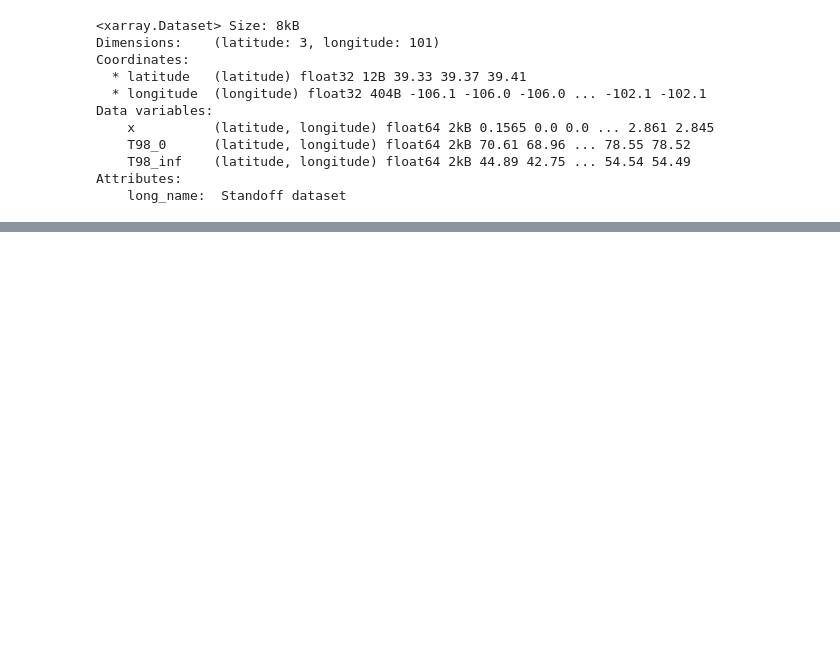
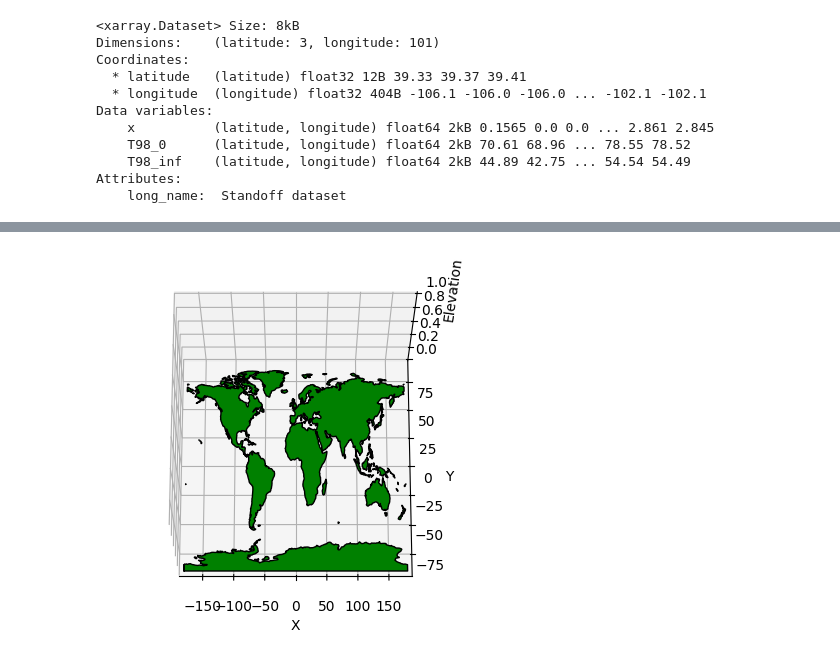
Before and after one commit to tobin-ford/world-map, a Jupyter notebook: front_range_map.ipynb, the cells around one changed output, grey strips where cells are left out. Saved outputs shown, nothing was run; the diff lists cells and outputs as text; code cells hidden in the pictures; blank space fills up the shorter version.

```diff
--- a/front_range_map.ipynb
+++ b/front_range_map.ipynb
@@ -152,0 +124,51 @@ ValueError: All arrays must be of the same length
+# %%
+import itertools
+
+from mpl_toolkits.mplot3d import Axes3D, art3d
+import matplotlib.pyplot as plt
+from matplotlib.collections import LineCollection, PolyCollection
+import numpy as np
+
+import cartopy.feature
+from cartopy.mpl.patch import geos_to_path
+import cartopy.crs as ccrs
+
+
+fig = plt.figure()
+ax = fig.add_subplot(111, projection='3d')
+ax.set_xlim([-180, 180])
+ax.set_ylim([-90, 90])
+ax.set_zlim([0, 1]) # elevation range will need to be different (could normalize)
+
+
+concat = lambda iterable: list(itertools.chain.from_iterable(iterable))
+
+target_projection = ccrs.PlateCarree()
+
+feature = cartopy.feature.NaturalEarthFeature('physical', 'land', '110m')
+geoms = feature.geometries()
+
+geoms = [target_projection.project_geometry(geom, feature.crs)
+         for geom in geoms]
+
+paths = concat(geos_to_path(geom) for geom in geoms)
+
+polys = concat(path.to_polygons() for path in paths)
+
+# polys3d = [np.array(poly) for poly in polys if len(poly) > 0]
+polys3d = [np.insert(np.array(poly), 2, values=0, axis=1) for poly in polys if len(poly) > 0]
+
+lc = art3d.Poly3DCollection(polys3d, edgecolor='black', facecolor='green', closed=False)
+
+ax.add_collection3d(lc)
+
+ax.set_xlabel('X')
+ax.set_ylabel('Y')
+ax.set_zlabel('Elevation')
+
+
+# change viewing angle
+ax.view_init(elev=70,azim=270)
+plt.show()
+# %% [output]
+[figure, added]
```
Also changed, not shown: parts of 14 cells of this notebook.
